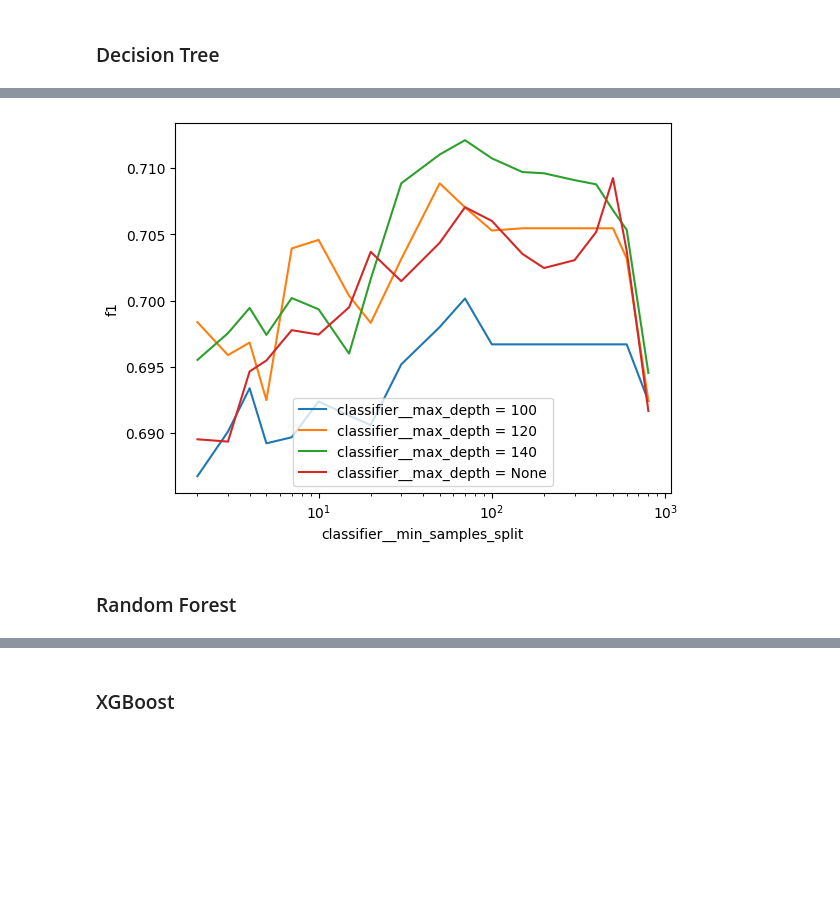
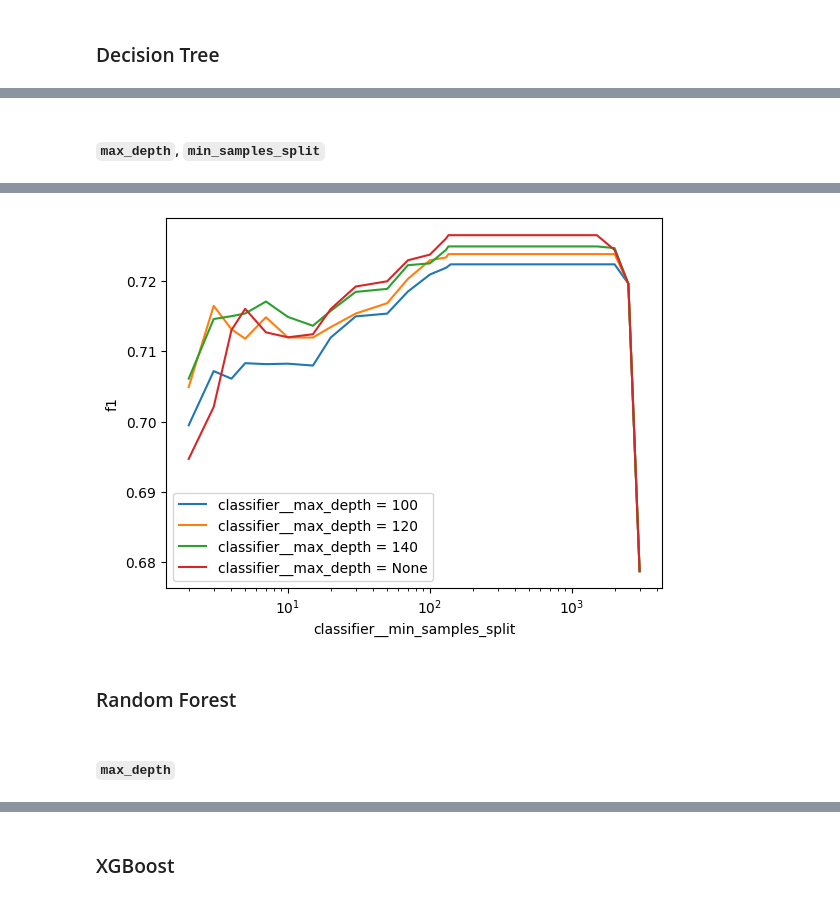
Before and after one commit to illyge/ml-zoomcamp-midterm-project, a Jupyter notebook: twitter_disasters_sandbox.ipynb, the cells around one changed output, grey strips where cells are left out. Cells and saved outputs as stored; diff of their text form; code cells hidden in the pictures; blank space fills up the shorter version.

```diff
--- a/twitter_disasters_sandbox.ipynb
+++ b/twitter_disasters_sandbox.ipynb
@@ -642,6 +749,20 @@ from pipeline_util import make_preparation_pipeline
 from sklearn.model_selection import cross_val_score
 
 def evaluate_pipelines(pipelines, feature_key=None, with_test=True):
+    """
+    Evaluate a set of pipelines using cross-validation and, optionally, a test set.
+
+    Parameters:
+    - pipelines (dict): A dictionary where the keys are strings representing the name of the model and the values are
+                       sklearn Pipeline objects.
+    - feature_key (str): A string representing the key for the transformation steps used in the pipelines. Default is None.
+    - with_test (bool): A boolean indicating whether to also evaluate the pipelines using a test set. Default is True.
+
+    Returns:
+    - pandas DataFrame: A dataframe with the F1 scores for the pipelines, with the rows representing the cross-validation
+                       scores and, optionally, the test set scores. The dataframe has a 'Features' column indicating
+                       the transformation steps used and a column for each model, with the model names as column labels.
+    """
     record_dict = {'Features': f'{feature_key} (x_val)'}
     test_record_dict = {'Features': f'{feature_key} (test)'}
 
@@ -1014,5 +1135,19 @@ def grid_search_fast(pipe, param_grid, X, y):
 # %%
 def grid_search(pipe, param_grid, X, y):
+    """
+    grid_search(pipe, param_grid, X, y)
+
+    Performs a grid search on a given pipeline with specified parameters.
+
+    Parameters:
+    - pipe (Pipeline): The pipeline to perform the grid search on.
+    - param_grid (dict): The parameter grid to search over.
+    - X (array-like): The input data.
+    - y (array-like): The target data.
+
+    Returns:
+    - gs (GridSearchCV): The grid search object.
+    """
     gs = GridSearchCV(pipe,
                                param_grid = param_grid,
                                scoring='f1',
@@ -1020,8 +1155,7 @@ def grid_search(pipe, param_grid, X, y):
     with warnings.catch_warnings():
         warnings.simplefilter("ignore")
         gs.fit(X, y)
-    print("Tuned Hyperparameters :", gs.best_params_)
+    print("Tuned Hyperparameters:", gs.best_params_)
     print(f"F1 score : {gs.best_score_}")
-    print("________________________")
     return gs
 # %%
@@ -1188,10 +1314,12 @@ Wall time: 46.1 s
+# %% [markdown]
+#### `max_depth`, `min_samples_split`
 # %%
 %%time
 
 tree_tuning_grid = {
     'classifier__criterion': ['gini'],
     'classifier__max_depth': [100, 120, 140, None],
-    'classifier__min_samples_split': [2, 3, 4, 5, 7, 10, 15, 20, 30, 50, 70, 100, 150, 200, 300, 400, 500, 600, 800]
+    'classifier__min_samples_split': [2, 3, 4, 5, 7, 10, 15, 20, 30, 50, 70, 100, 130, 135, 140, 150, 160, 170, 200, 300, 400, 500, 600, 800, 1000, 1500, 2000, 2500, 3000]
 }
 
 tree_tuning_results = grid_search(make_best_preparation_pipeline(Models.tree_key), tree_tuning_grid, X_full_train, y_full_train)
@@ -1205,4 +1332,4 @@ Wall time: 55.5 s
-[figure, old version]
+[figure, new version]
 # %%
 best_fine_tuning_params[Models.tree_key] = {
     'classifier__criterion': 'gini',
@@ -1211,6 +1338,8 @@ best_fine_tuning_params[Models.tree_key] = {
 }
 # %% [markdown]
 ### Random Forest
+# %% [markdown]
+#### `max_depth`
 # %%
 %%time
 
```
Also changed, not shown: parts of 136 cells of this notebook, 2 other files.
